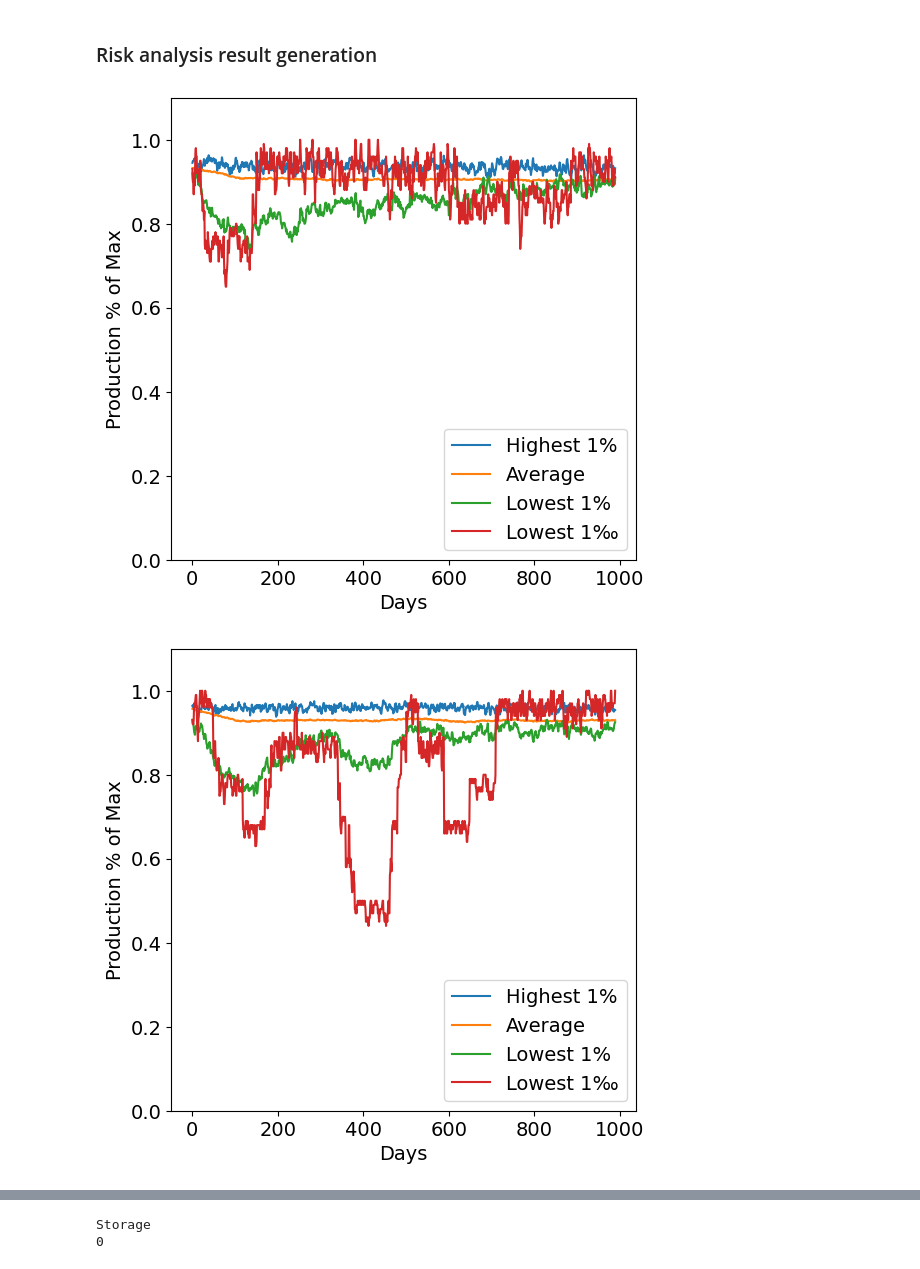
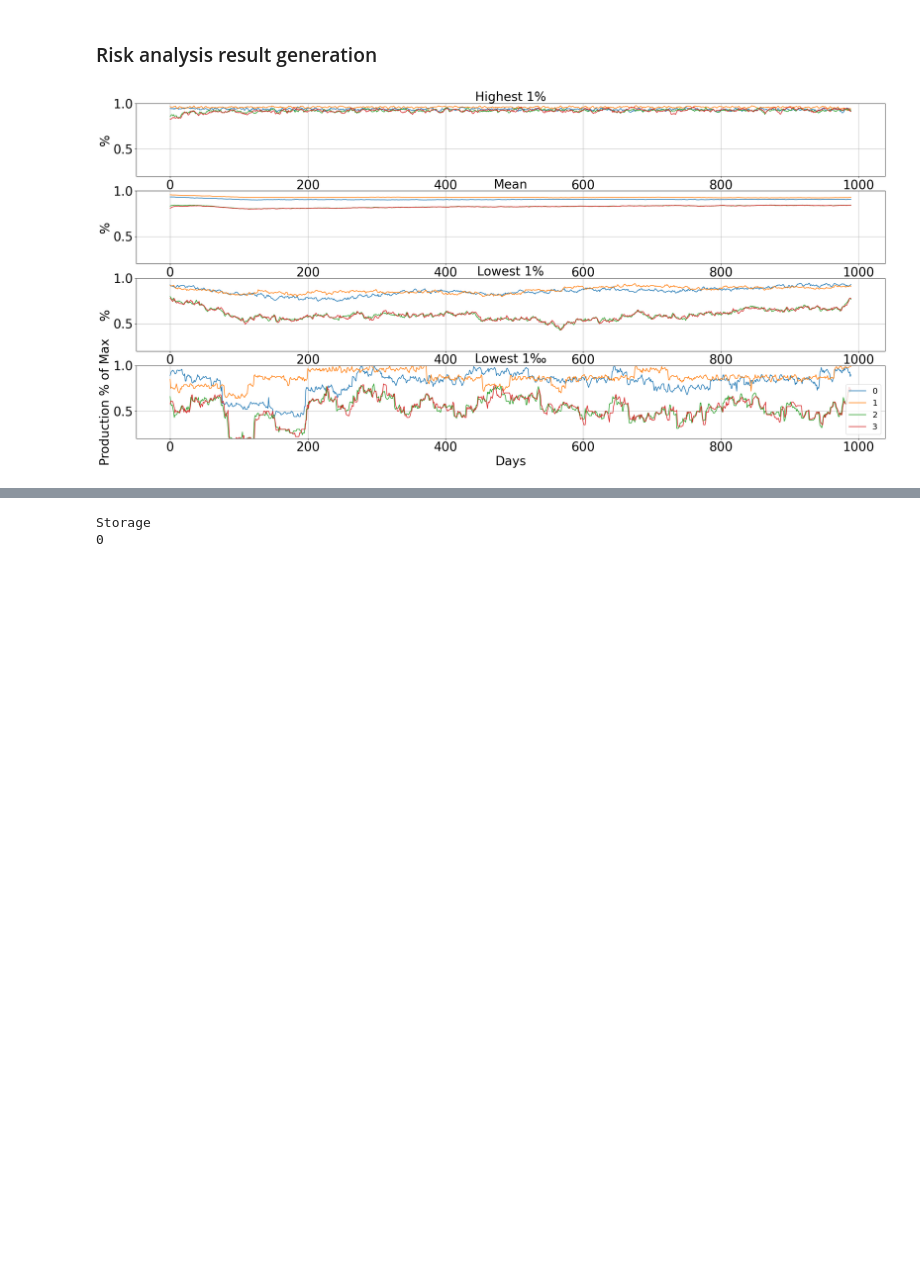
Before and after one commit to nachtflug6/BusinessRiskSim, a Jupyter notebook: test.ipynb, the cells around one changed output, grey strips where cells are left out. Drawn from its saved outputs; the diff is of its cells as text; code cells hidden in the pictures; blank space fills up the shorter version.

```diff
--- a/test.ipynb
+++ b/test.ipynb
@@ -85,40 +85,60 @@ sorted = th.sort(means)
 # %%
 mean_prod = th.mean(prod, axis=1)[10:-1] / 10
 # %%
-
 disaster = sorted.indices[:1]
 topworst = sorted.indices[0:10]
 topbest = sorted.indices[-10:]
 worst = sorted.indices[0:100]
 best = sorted.indices[-100:]
+
+figsize = 30
+height = figsize * 0.45
+scale = (figsize*1.0) / 6.5
+x_label_fontsize = 6 * scale
+y_label_fontsize = 6 * scale
+eq_fontsize = 11 * scale
+legend = 4 * scale
 
 worst_prod = th.mean(prod[:, worst, :], axis=1)[10:-1] / 10
 best_prod = th.mean(prod[:, best, :], axis=1)[10:-1] / 10
 topworst_prod = th.mean(prod[:, topworst, :], axis=1)[10:-1] / 10
 topbest_prod = th.mean(prod[:, topbest, :], axis=1)[10:-1] / 10
 disaster_prod = th.mean(prod[:, disaster, :], axis=1)[10:-1] / 10
 
-for i in range(prod.shape[-1]):
-    fig, axs = plt.subplots(1, 1, figsize=(6, 6))
+fig, axs = plt.subplots(4, 1, figsize=(figsize, height))
 
-    #axs.plot(topbest_prod[:, i], label='Highest 1‰')
-    axs.plot(best_prod[:, i], label='Highest 1%')
-    axs.plot(mean_prod[:, i], label='Average')
-    axs.plot(worst_prod[:, i], label='Lowest 1%')
-    axs.plot(topworst_prod[:, i], label='Lowest 1‰')
-    #axs.plot(disaster_prod[:, i], label='Lowest sample')
-    axs.tick_params(axis='y', labelsize=14)
-    axs.tick_params(axis='x', labelsize=14)
+for i in range(4):
+    match i:
+        case 0:
+            axs[i].plot(best_prod[:, :], label=['A', 'B', 'C', 'D'])
+            axs[i].set_ylabel('%', fontsize=y_label_fontsize)
+            axs[i].set_ylim(0.20,1.0)
+            axs[i].set_title('Highest 1%', fontsize=x_label_fontsize)
+        case 1:
+            axs[i].plot(mean_prod[:, :], label=['A', 'B', 'C', 'D'])
+            axs[i].set_ylabel('%', fontsize=y_label_fontsize)
+            axs[i].set_ylim(0.20,1.0)
+            axs[i].set_title('Mean', fontsize=x_label_fontsize)
+        case 2:
+            axs[i].plot(worst_prod[:, :], label=['A', 'B', 'C', 'D'])
+            axs[i].set_ylabel('%', fontsize=y_label_fontsize)
+            axs[i].set_ylim(0.20,1.0)
+            axs[i].set_title('Lowest 1%', fontsize=x_label_fontsize)
+        case 3:
+            axs[i].plot(topworst_prod[:, :], label=['0', '1', '2', '3'])
+            axs[i].set_ylim(0.20, 1.0)
+            axs[i].legend(loc='lower right', fontsize=legend)
+            axs[i].set_ylabel('Production % of Max', fontsize=y_label_fontsize)
+            axs[i].set_xlabel('Days', fontsize=x_label_fontsize)
+            axs[i].set_title('Lowest 1‰', fontsize=x_label_fontsize)
 
-    axs.set_ylim(0.0, 1.1)
-    axs.legend(loc='lower right', fontsize=14)
+    axs[i].tick_params(axis='y', labelsize=x_label_fontsize)
+    axs[i].tick_params(axis='x', labelsize=y_label_fontsize)
 
-    axs.set_ylabel('Production % of Max', fontsize=14)
-    axs.set_xlabel('Days', fontsize=14)
+    #axs[i].set_ylim(0.0, 1.1)
+    axs[i].grid()
 
 
-
-    plt.show()
+plt.show()
 # %% [output]
-[figure, old version]
+[figure, new version]
-[figure, removed]
```
Also changed, not shown: parts of 1 cell of this notebook, 13 other files.
